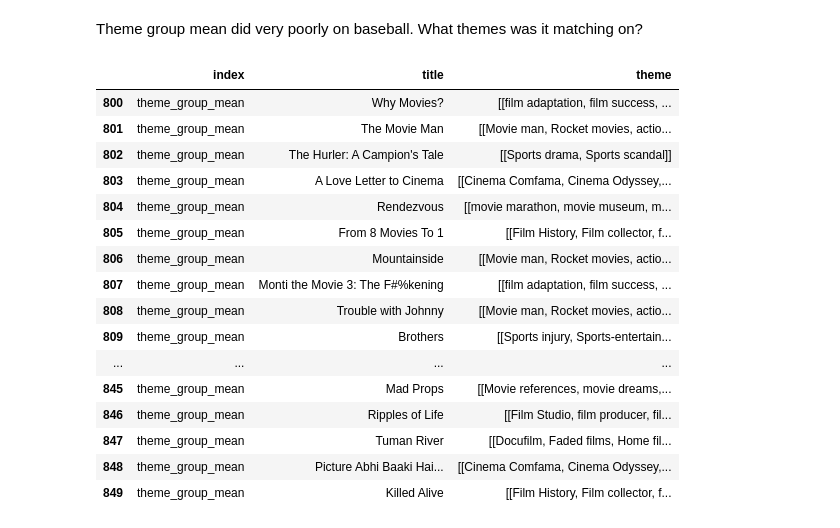
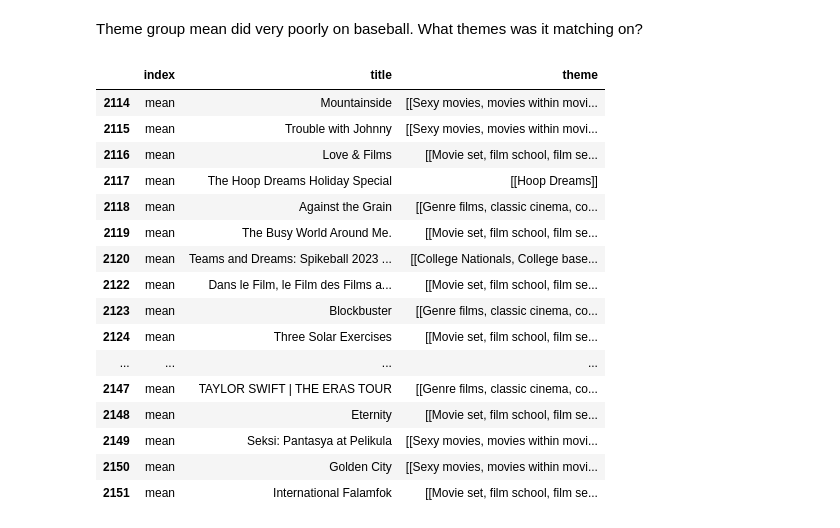
Before and after one commit to smithna/graph-topic-semantic-search, a Jupyter notebook: Compare retrievers.ipynb, the cells around one changed output. Cells and saved outputs as stored; diff of their text form; code cells hidden in the pictures.

```diff
--- a/Compare retrievers.ipynb
+++ b/Compare retrievers.ipynb
@@ -203,11 +252,13 @@ for p in plt.gca().patches:
 # %%
 final_concat_df = pd.concat(concat_dfs)
+final_concat_df['query'] = final_concat_df['query'].map(long_queries)
 final_concat_df.to_csv("movie_classifications.csv", index=False, header=True)
 final_movie_df = pd.concat(movie_dfs)
 final_theme_df = pd.concat(theme_dfs)
-final_theme_group_df = pd.concat(theme_group_dfs)
+final_theme_group_short_df = pd.concat(theme_group_short_dfs)
+final_theme_group_long_df = pd.concat(theme_group_long_dfs)
 final_theme_group_mean_df = pd.concat(theme_group_mean_dfs)
-final_retrieval_df = pd.concat([final_movie_df, final_theme_df, final_theme_group_df, final_theme_group_mean_df])
+final_retrieval_df = pd.concat([final_movie_df, final_theme_df, final_theme_group_short_df, final_theme_group_long_df, final_theme_group_mean_df])
 final_retrieval_df.to_csv("movie_retrievals.csv", index=False, header=True)
 # %% [markdown]
 # I reviewed the matches independently to see if I thought the results matched the intent of the query.
@@ -226,6 +272,13 @@ human_matched_df.head()
+# %%
+final_retrieval_df['query'] = final_retrieval_df['query'].map(long_queries)
 # %%
 movie_retrievals_df = final_retrieval_df.merge(human_matched_df[["query", "tmdbId", "human_matches_theme"]],
                                                 on=["query", "tmdbId"], how="inner")
+movie_retrievals_df['index']=movie_retrievals_df['index'].map({'movie':'movie', 'theme':'theme', 'theme_group_long': 'long_sum',
+                                                               'theme_group_short': 'short_sum',
+                                                               'theme_group_mean': 'mean'})
+# %%
+movie_retrievals_df['matches_theme'] = movie_retrievals_df['matches_theme'].map({"no": "N", "yes": "Y"})
 # %%
 movie_retrievals_df.head()
 # %% [output]
@@ -329,25 +532,25 @@ movie_retrievals_df[(movie_retrievals_df['query'] == 'What are some dark comedie
 # %% [markdown]
 Theme group mean did very poorly on baseball. What themes was it matching on?
 # %%
-movie_retrievals_df[(movie_retrievals_df['query'] == 'What are some movies about baseball?')
+movie_retrievals_df[(movie_retrievals_df['query'] == 'baseball')
                     & (movie_retrievals_df['human_matches_theme']=='N')
-                    & movie_retrievals_df['index'].isin(['theme_group_mean'])][['index','title', 'theme']]
+                    & movie_retrievals_df['index'].isin(['mean'])][['index','title', 'theme']]
 # %% [output]
 |  | index | title | theme |
-| 800 | theme_group_mean | Why Movies? | [[film adaptation, film success, ... |
-| 801 | theme_group_mean | The Movie Man | [[Movie man, Rocket movies, actio... |
-| 802 | theme_group_mean | The Hurler: A Campion's Tale | [[Sports drama, Sports scandal]] |
-| 803 | theme_group_mean | A Love Letter to Cinema | [[Cinema Comfama, Cinema Odyssey,... |
-| 804 | theme_group_mean | Rendezvous | [[movie marathon, movie museum, m... |
-| 805 | theme_group_mean | From 8 Movies To 1 | [[Film History, Film collector, f... |
-| 806 | theme_group_mean | Mountainside | [[Movie man, Rocket movies, actio... |
-| 807 | theme_group_mean | Monti the Movie 3: The F#%kening | [[film adaptation, film success, ... |
-| 808 | theme_group_mean | Trouble with Johnny | [[Movie man, Rocket movies, actio... |
-| 809 | theme_group_mean | Brothers | [[Sports injury, Sports-entertain... |
+| 2114 | mean | Mountainside | [[Sexy movies, movies within movi... |
+| 2115 | mean | Trouble with Johnny | [[Sexy movies, movies within movi... |
+| 2116 | mean | Love & Films | [[Movie set, film school, film se... |
+| 2117 | mean | The Hoop Dreams Holiday Special | [[Hoop Dreams]] |
+| 2118 | mean | Against the Grain | [[Genre films, classic cinema, co... |
+| 2119 | mean | The Busy World Around Me. | [[Movie set, film school, film se... |
+| 2120 | mean | Teams and Dreams: Spikeball 2023 ... | [[College Nationals, College base... |
+| 2122 | mean | Dans le Film, le Film des Films a... | [[Movie set, film school, film se... |
+| 2123 | mean | Blockbuster | [[Genre films, classic cinema, co... |
+| 2124 | mean | Three Solar Exercises | [[Movie set, film school, film se... |
 | ... | ... | ... | ... |
-| 845 | theme_group_mean | Mad Props | [[Movie references, movie dreams,... |
-| 846 | theme_group_mean | Ripples of Life | [[Film Studio, film producer, fil... |
-| 847 | theme_group_mean | Tuman River | [[Docufilm, Faded films, Home fil... |
-| 848 | theme_group_mean | Picture Abhi Baaki Hai... | [[Cinema Comfama, Cinema Odyssey,... |
-| 849 | theme_group_mean | Killed Alive | [[Film History, Film collector, f... |
+| 2147 | mean | TAYLOR SWIFT | THE ERAS TOUR | [[Genre films, classic cinema, co... |
+| 2148 | mean | Eternity | [[Movie set, film school, film se... |
+| 2149 | mean | Seksi: Pantasya at Pelikula | [[Sexy movies, movies within movi... |
+| 2150 | mean | Golden City | [[Sexy movies, movies within movi... |
+| 2151 | mean | International Falamfok | [[Movie set, film school, film se... |
 # %%
```
Also changed, not shown: parts of 38 cells of this notebook, 3 other files.
